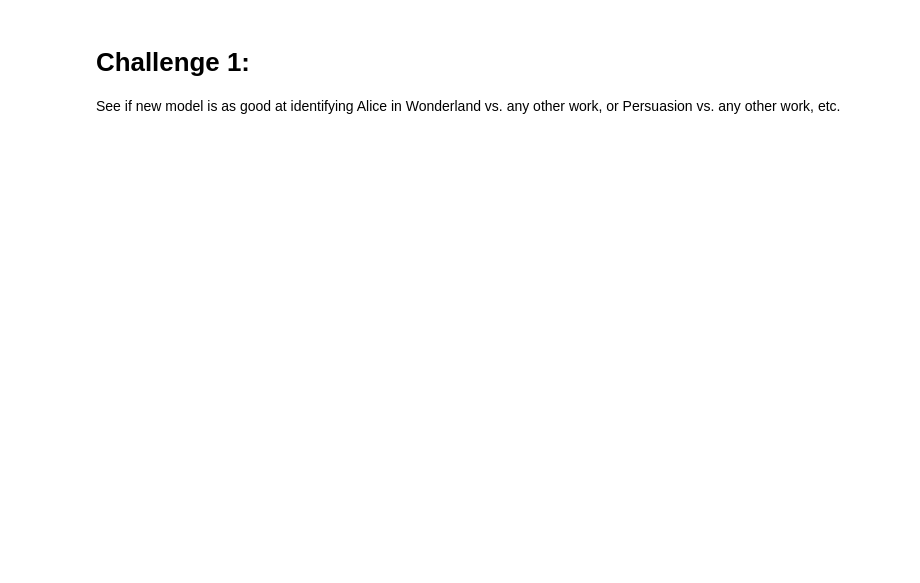
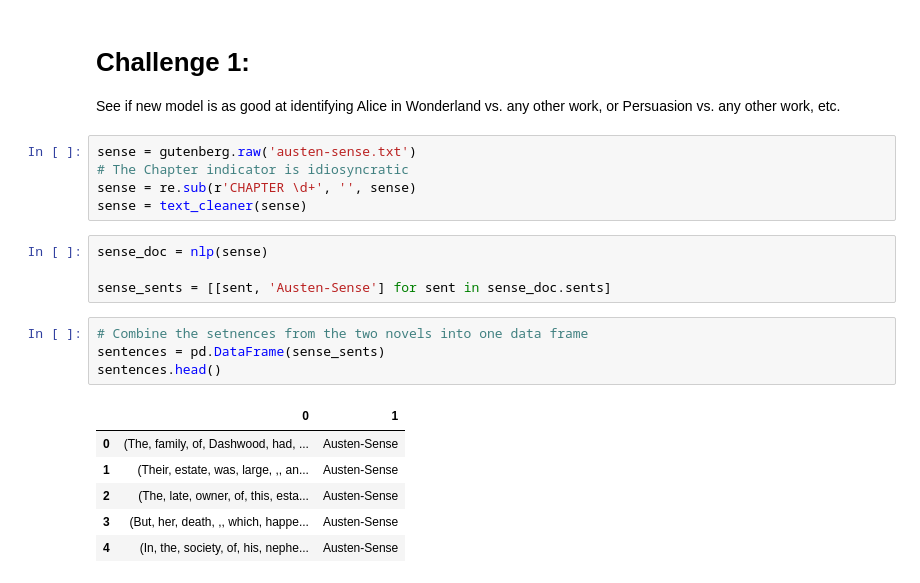
Before and after one commit to cbevis/U4_L4_NLP, a Jupyter notebook: U4_L4_P2_supervised_problem.ipynb, the cells around one changed output. Drawn from its saved outputs; the diff is of its cells as text; blank space fills up the shorter version.

```diff
--- a/U4_L4_P2_supervised_problem.ipynb
+++ b/U4_L4_P2_supervised_problem.ipynb
@@ -258,3 +297,23 @@ word_counts.head()
 # %% [markdown]
 # Challenge 1:
 See if new model is as good at identifying Alice in Wonderland vs. any other work, or Persuasion vs. any other work, etc.
+# %%
+sense = gutenberg.raw('austen-sense.txt')
+# The Chapter indicator is idiosyncratic
+sense = re.sub(r'CHAPTER \d+', '', sense)
+sense = text_cleaner(sense)
+# %%
+sense_doc = nlp(sense)
+
+sense_sents = [[sent, 'Austen-Sense'] for sent in sense_doc.sents]
+# %%
+# Combine the setnences from the two novels into one data frame
+sentences = pd.DataFrame(sense_sents)
+sentences.head()
+# %% [output]
+|  | 0 | 1 |
+| 0 | (The, family, of, Dashwood, had, ... | Austen-Sense |
+| 1 | (Their, estate, was, large, ,, an... | Austen-Sense |
+| 2 | (The, late, owner, of, this, esta... | Austen-Sense |
+| 3 | (But, her, death, ,, which, happe... | Austen-Sense |
+| 4 | (In, the, society, of, his, nephe... | Austen-Sense |
```
Also changed, not shown: parts of 20 cells of this notebook, 3 other files.
